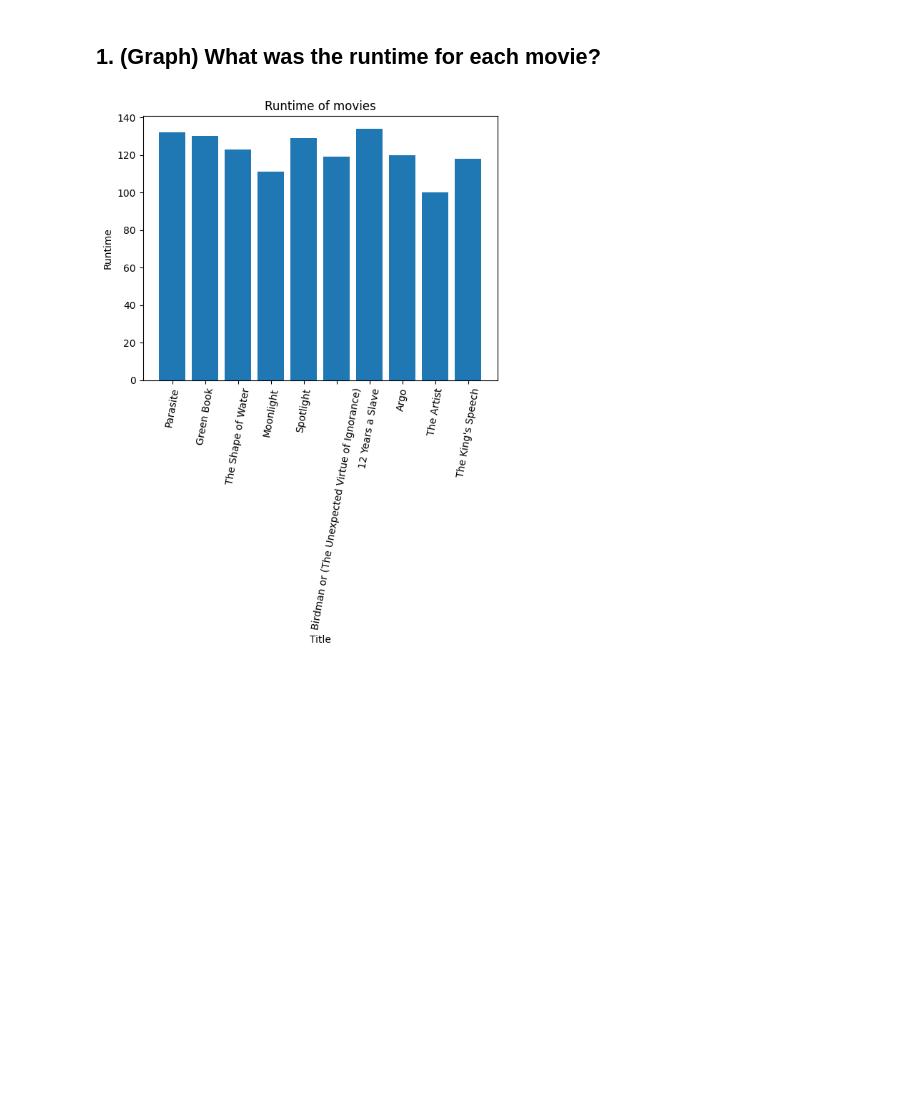
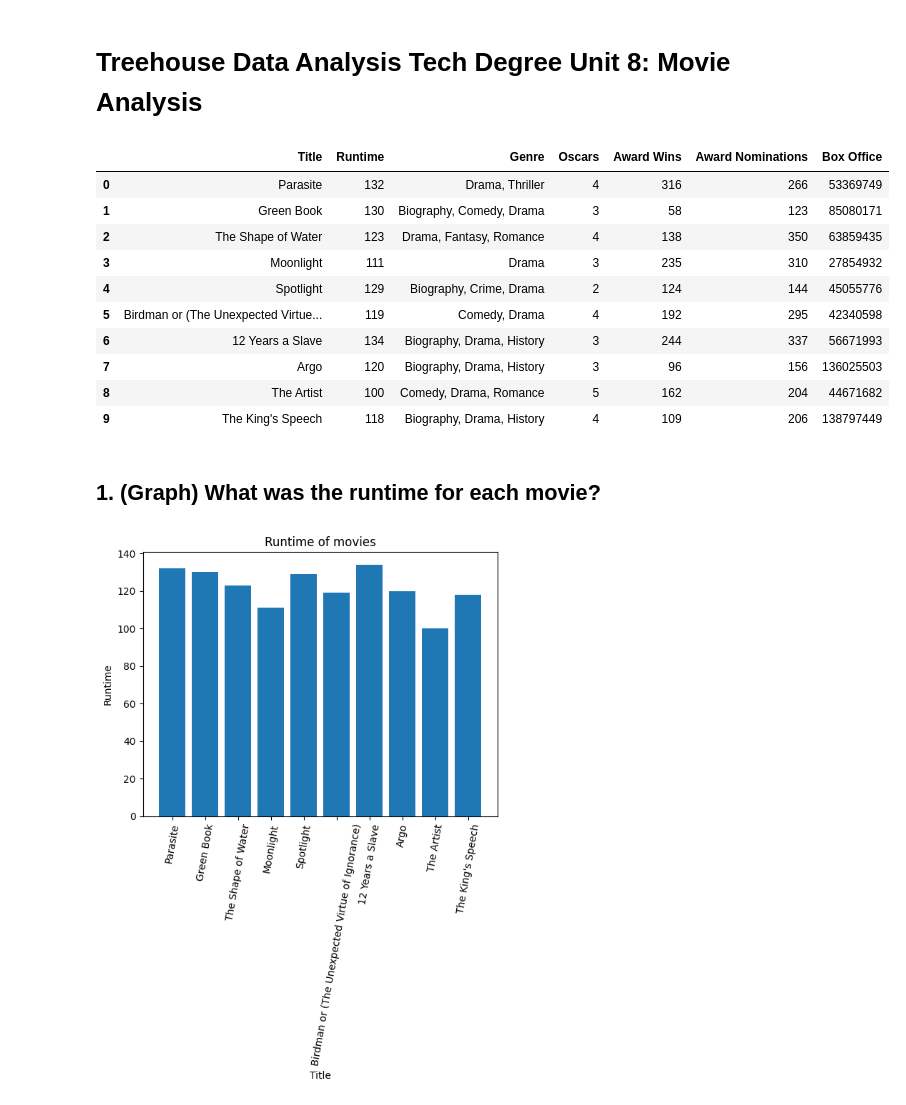
Before and after one commit to sahvsergio/treehouse_data_analysis_techdegree_unit8, a Jupyter notebook: movie_analysis.ipynb, the cells around one changed output. Saved outputs shown, nothing was run; the diff lists cells and outputs as text; code cells hidden in the pictures; blank space fills up the shorter version.

```diff
--- a/movie_analysis.ipynb
+++ b/movie_analysis.ipynb
@@ -1,11 +1,27 @@
+# %% [markdown]
+# Treehouse Data Analysis Tech Degree Unit 8: Movie Analysis
 # %%
 import os
 import pandas as pd
 import matplotlib.pyplot as plt
 from movie_requests import request_data
 
+
 movies_filepath=request_data()
 movies_df=pd.read_csv(movies_filepath)
+movies_df
+# %% [output]
+|  | Title | Runtime | Genre | Oscars | Award Wins | Award Nominations | Box Office |
+| 0 | Parasite | 132 | Drama, Thriller | 4 | 316 | 266 | 53369749 |
+| 1 | Green Book | 130 | Biography, Comedy, Drama | 3 | 58 | 123 | 85080171 |
+| 2 | The Shape of Water | 123 | Drama, Fantasy, Romance | 4 | 138 | 350 | 63859435 |
+| 3 | Moonlight | 111 | Drama | 3 | 235 | 310 | 27854932 |
+| 4 | Spotlight | 129 | Biography, Crime, Drama | 2 | 124 | 144 | 45055776 |
+| 5 | Birdman or (The Unexpected Virtue... | 119 | Comedy, Drama | 4 | 192 | 295 | 42340598 |
+| 6 | 12 Years a Slave | 134 | Biography, Drama, History | 3 | 244 | 337 | 56671993 |
+| 7 | Argo | 120 | Biography, Drama, History | 3 | 96 | 156 | 136025503 |
+| 8 | The Artist | 100 | Comedy, Drama, Romance | 5 | 162 | 204 | 44671682 |
+| 9 | The King's Speech | 118 | Biography, Drama, History | 4 | 109 | 206 | 138797449 |
 # %% [markdown]
 ## 1. (Graph) What was the runtime for each movie?
 # %%
```
Also changed, not shown: parts of 1 cell of this notebook, 1 other file.
